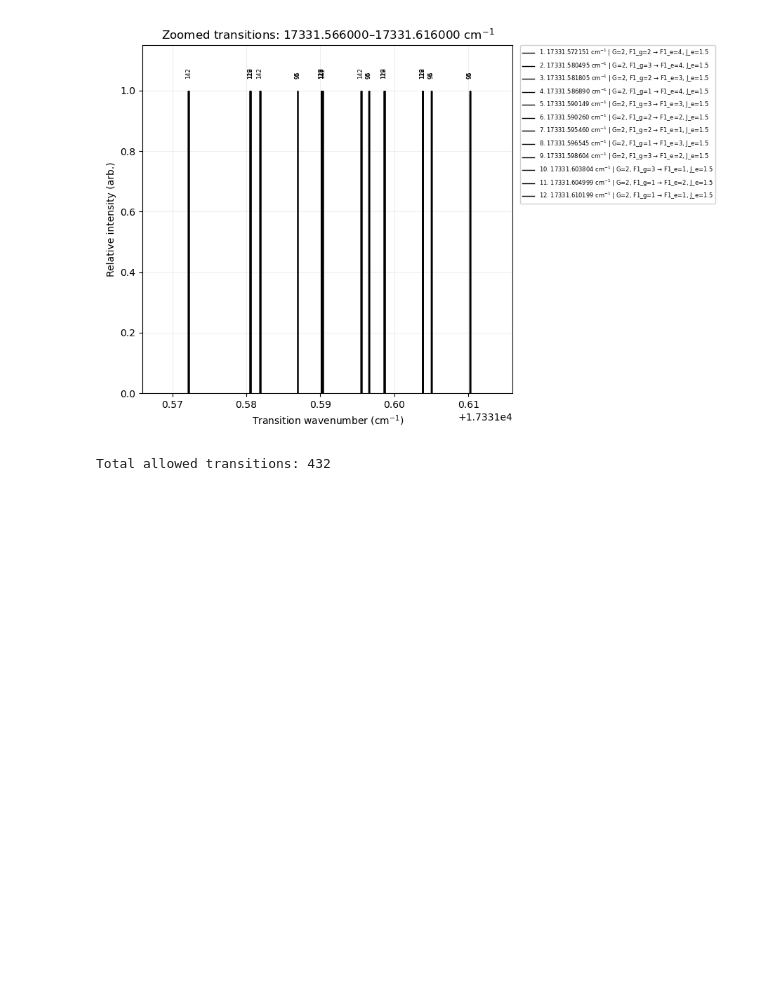
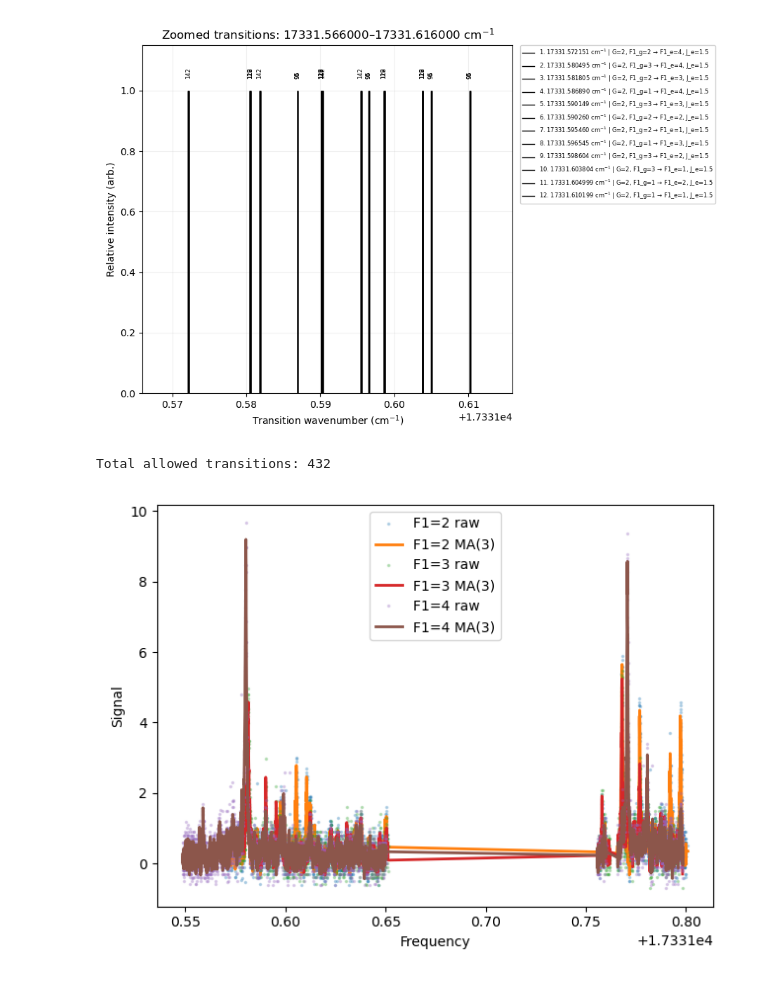
Before and after one commit to YuikiTakahashi/Molecule_spectrum_prediction, a Jupyter notebook: 173_prediction_Feb2026.ipynb, the cells around one changed output. Saved outputs shown, nothing was run; the diff lists cells and outputs as text; code cells hidden in the pictures; blank space fills up the shorter version.

```diff
--- a/173_prediction_Feb2026.ipynb
+++ b/173_prediction_Feb2026.ipynb
@@ -2216,0 +2216,73 @@ Total allowed transitions: 432
+# %%
+import numpy as np
+import pandas as pd
+import matplotlib.pyplot as plt
+
+def moving_average(y, window):
+    """
+    Simple moving average with NaN-safe behavior.
+    Returns array of same length as y (centered window).
+    """
+    y = np.asarray(y, dtype=float)
+    if window is None or window <= 1:
+        return y
+
+    # centered rolling mean; edges become NaN -> we fill by nearest valid value
+    s = pd.Series(y)
+    y_sm = s.rolling(window=window, center=True, min_periods=1).mean().to_numpy()
+    return y_sm
+
+def plot_all_scans_sorted_csv(
+    csv_path="all_scans_sorted.csv",
+    window=1,
+    pumping_order=("F1=2", "F1=3", "F1=4"),
+    only_pumping=None,          # e.g. ["F1=3"]
+    plot_raw=True,
+    alpha_raw=0.25,
+    marker_size=3,
+):
+    df = pd.read_csv(csv_path)
+
+    # Basic sanity
+    required = {"pumping", "freq", "signal"}
+    missing = required - set(df.columns)
+    if missing:
+        raise ValueError(f"CSV missing columns: {missing}. Found: {list(df.columns)}")
+
+    # Ensure sorted (should already be, but safe)
+    df = df.sort_values(["pumping", "freq"]).reset_index(drop=True)
+
+    # Optional filter
+    if only_pumping is not None:
+        df = df[df["pumping"].isin(list(only_pumping))].copy()
+
+    # Decide plotting order (keep your canonical order if present)
+    pumpings_in_data = list(df["pumping"].unique())
+    ordered = [p for p in pumping_order if p in pumpings_in_data] + \
+              [p for p in pumpings_in_data if p not in pumping_order]
+
+    plt.figure()
+    for p in ordered:
+        g = df[df["pumping"] == p].sort_values("freq")
+        x = g["freq"].to_numpy(dtype=float)
+        y = g["signal"].to_numpy(dtype=float)
+
+        y_sm = moving_average(y, window)
+
+        if plot_raw:
+            plt.plot(x, y, linestyle="", marker=".", markersize=marker_size, alpha=alpha_raw, label=f"{p} raw")
+
+        plt.plot(x, y_sm, linestyle="-", linewidth=2, label=f"{p} MA({window})")
+
+    plt.xlabel("Frequency")
+    plt.ylabel("Signal")
+    plt.legend()
+    plt.tight_layout()
+    plt.show()
+
+
+# Example usage:
+plot_all_scans_sorted_csv("all_scans_sorted.csv", window=3)
+# plot_all_scans_sorted_csv("all_scans_sorted.csv", window=31, only_pumping=["F1=3"])
+# %% [output]
+[figure, added]
```
Also changed, not shown: parts of 5 cells of this notebook, 2 other files.
